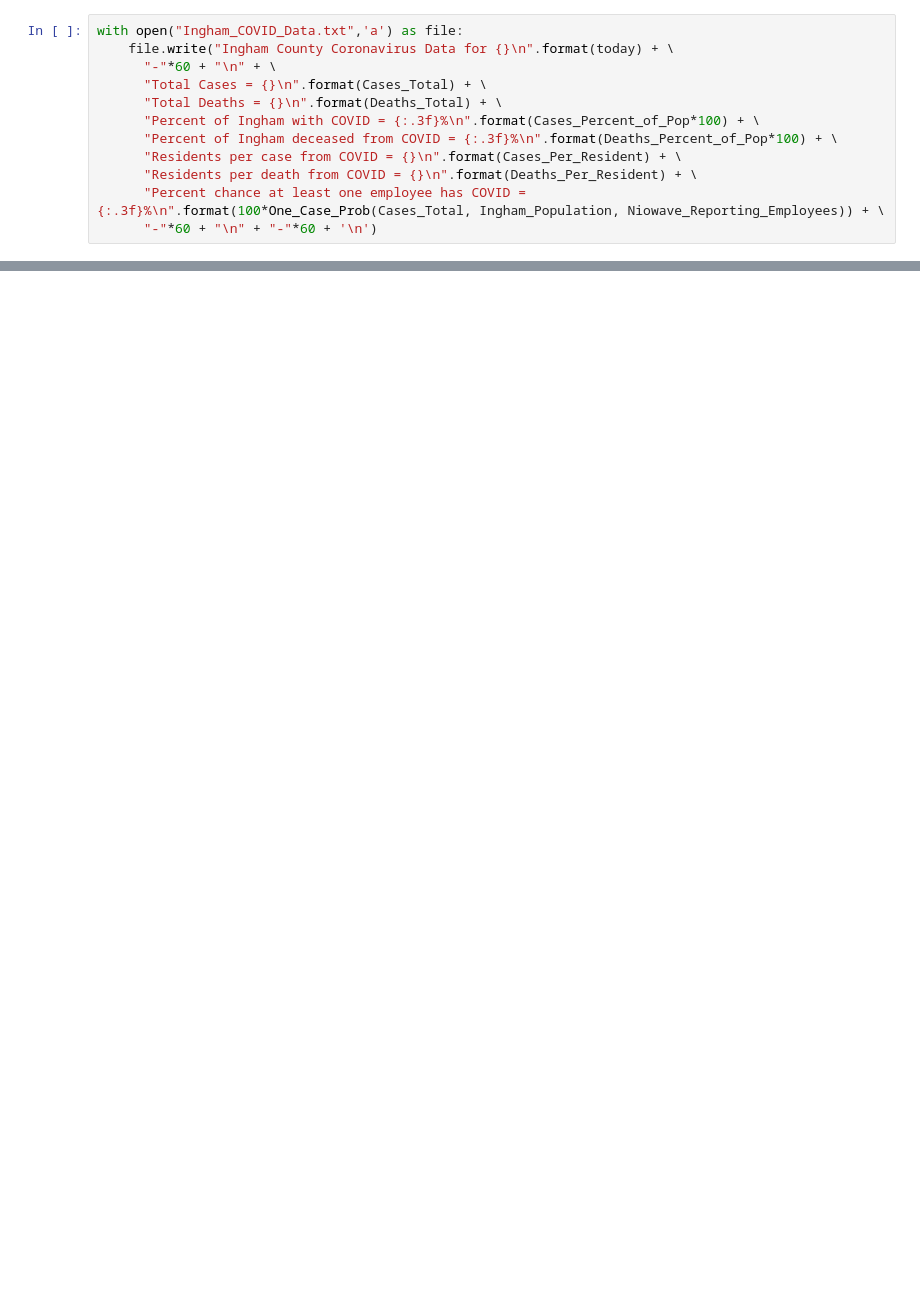
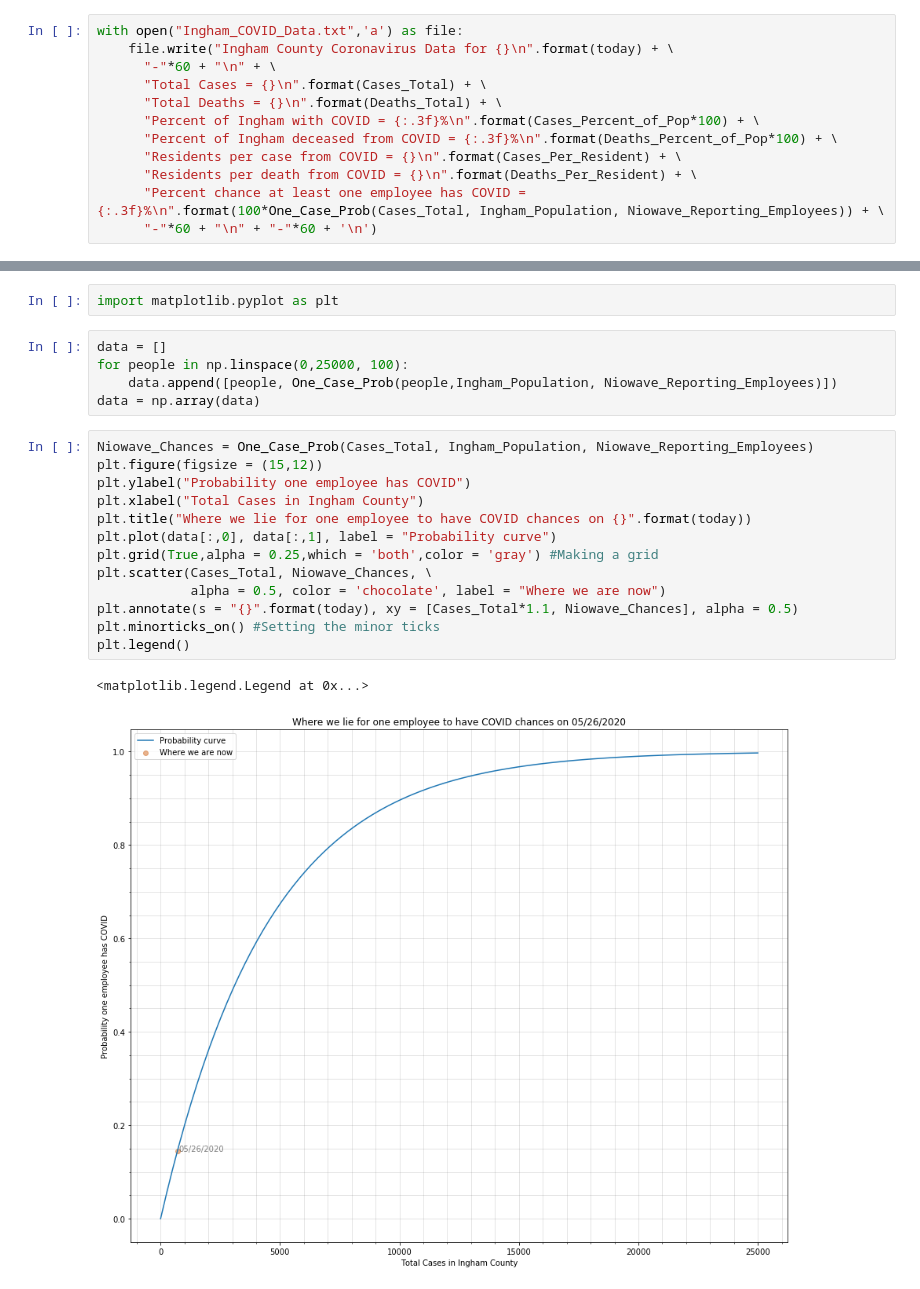
Before and after one commit to Austin-Czyzewski/Niowave, a Jupyter notebook: Python-PLC/In_Testing/Modbus Comms Expansion/Igham_COVID_Tracker.ipynb, the cells around one changed output, grey strips where cells are left out. Saved outputs shown, nothing was run; the diff lists cells and outputs as text; blank space fills up the shorter version.

```diff
--- a/Python-PLC/In_Testing/Modbus Comms Expansion/Igham_COVID_Tracker.ipynb
+++ b/Python-PLC/In_Testing/Modbus Comms Expansion/Igham_COVID_Tracker.ipynb
@@ -113,0 +125,23 @@ Residents per death from COVID = 6024.227
+# %%
+import matplotlib.pyplot as plt
+# %%
+data = []
+for people in np.linspace(0,25000, 100):
+    data.append([people, One_Case_Prob(people,Ingham_Population, Niowave_Reporting_Employees)])
+data = np.array(data)
+# %%
+Niowave_Chances = One_Case_Prob(Cases_Total, Ingham_Population, Niowave_Reporting_Employees)
+plt.figure(figsize = (15,12))
+plt.ylabel("Probability one employee has COVID")
+plt.xlabel("Total Cases in Ingham County")
+plt.title("Where we lie for one employee to have COVID chances on {}".format(today))
+plt.plot(data[:,0], data[:,1], label = "Probability curve")
+plt.grid(True,alpha = 0.25,which = 'both',color = 'gray') #Making a grid
+plt.scatter(Cases_Total, Niowave_Chances, \
+            alpha = 0.5, color = 'chocolate', label = "Where we are now")
+plt.annotate(s = "{}".format(today), xy = [Cases_Total*1.1, Niowave_Chances], alpha = 0.5)
+plt.minorticks_on() #Setting the minor ticks
+plt.legend()
+# %% [output]
+<matplotlib.legend.Legend at 0x...>
+[figure, added]
```
Also changed, not shown: parts of 3 cells of this notebook, 28 other files.
